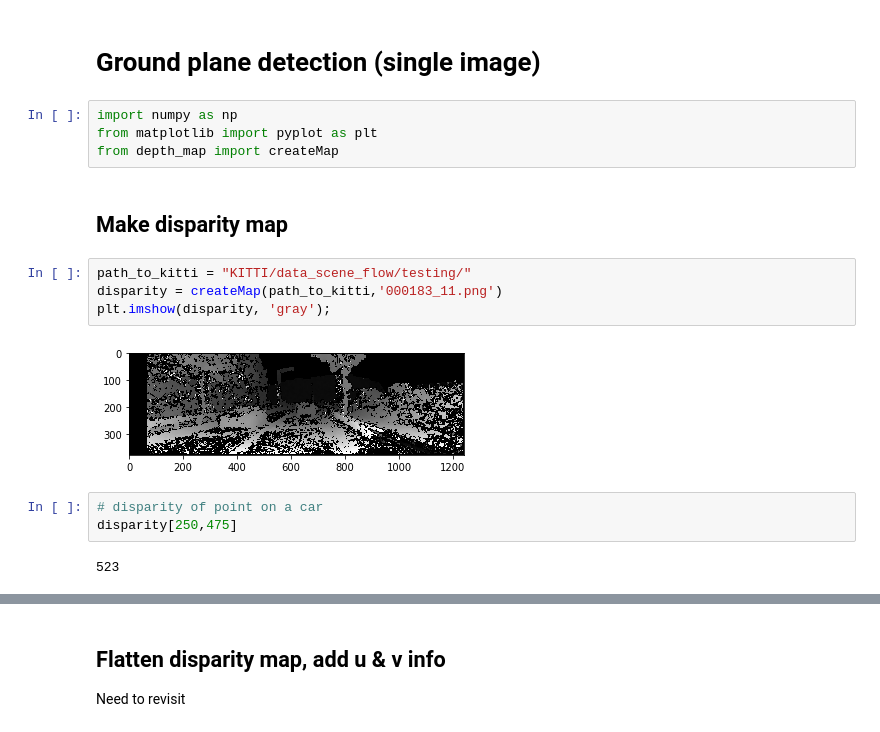
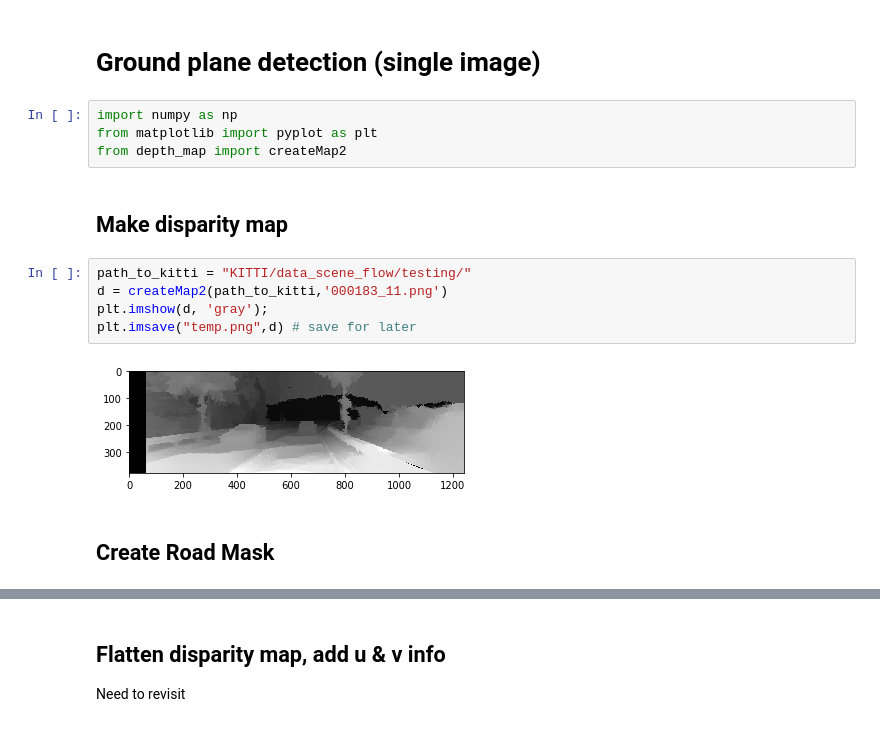
Before and after one commit to robbieculkin/depth-map, a Jupyter notebook: 1. Fit Plane.ipynb, the cells around one changed output, grey strips where cells are left out. Drawn from its saved outputs; the diff is of its cells as text.

Commit message:
Updated notebook to work with road mask and new disparity map

```diff
--- a/1. Fit Plane.ipynb
+++ b/1. Fit Plane.ipynb
@@ -3,17 +3,15 @@
 # %%
 import numpy as np
 from matplotlib import pyplot as plt
-from depth_map import createMap
+from depth_map import createMap2
 # %% [markdown]
 ## Make disparity map
 # %%
 path_to_kitti = "KITTI/data_scene_flow/testing/"
-disparity = createMap(path_to_kitti,'000183_11.png')
-plt.imshow(disparity, 'gray');
+d = createMap2(path_to_kitti,'000183_11.png')
+plt.imshow(d, 'gray');
+plt.imsave("temp.png",d) # save for later
 # %% [output]
-[figure, old version]
+[figure, new version]
-# %%
-# disparity of point on a car
-disparity[250,475]
-# %% [output]
-523
+# %% [markdown]
+## Create Road Mask
```
Also changed, not shown: parts of 8 cells of this notebook.
